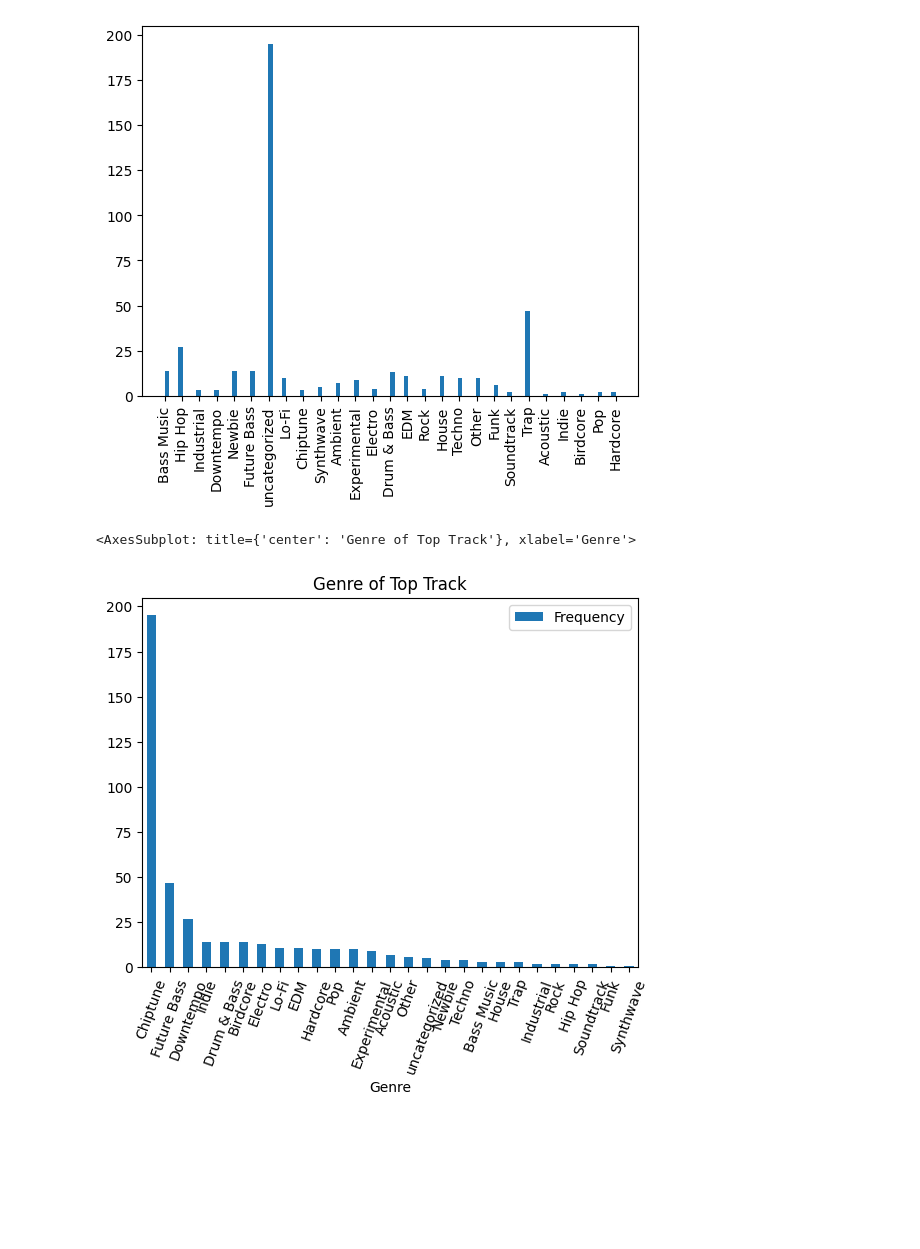
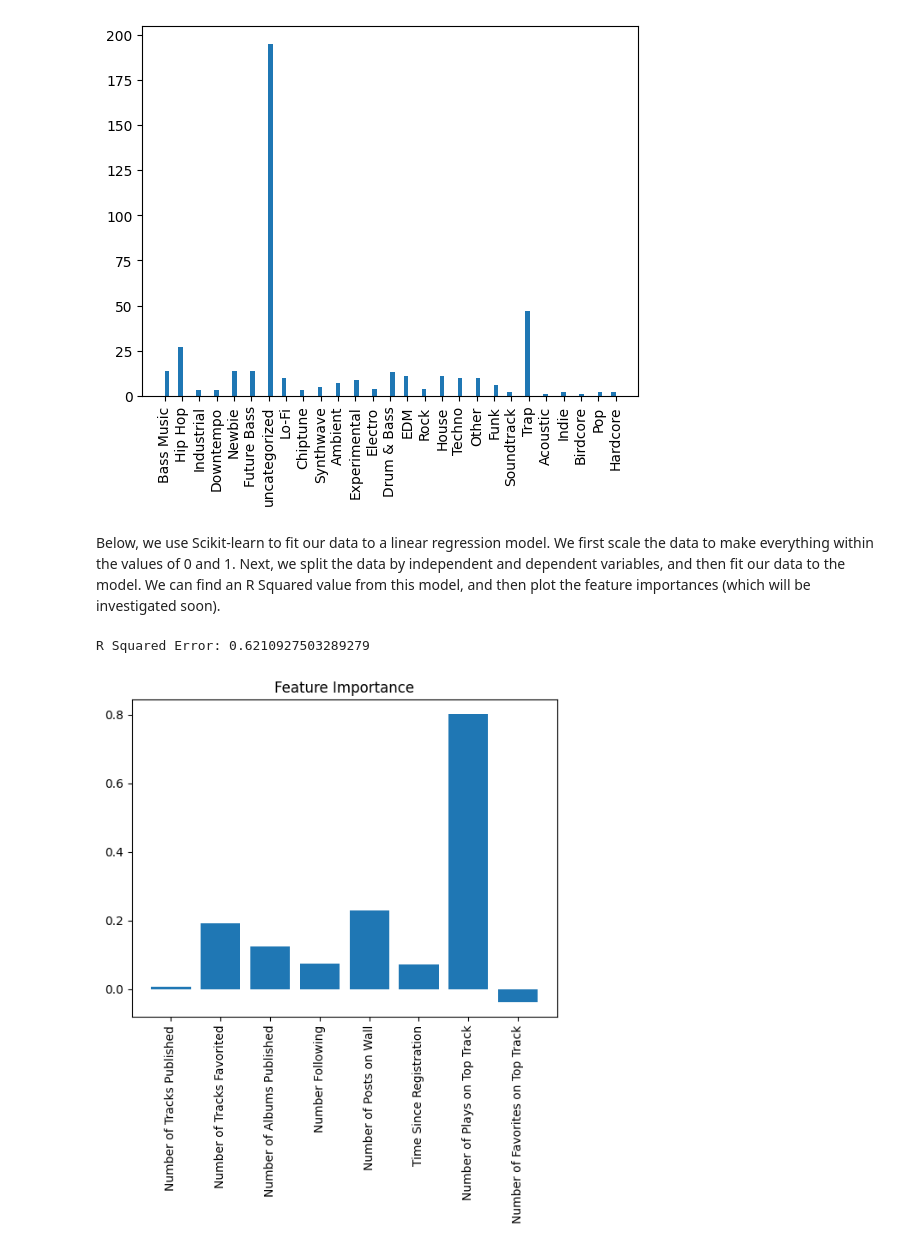
Before and after one commit to tylernh10/audiotool-data, a Jupyter notebook: audiotool-data.ipynb, the cells around one changed output. Saved outputs shown, nothing was run; the diff lists cells and outputs as text; code cells hidden in the pictures; blank space fills up the shorter version.

```diff
--- a/audiotool-data.ipynb
+++ b/audiotool-data.ipynb
@@ -307,15 +304,35 @@ plt.xticks(rotation=90)
 plt.show()
 # %% [output]
 [figure]
-# %%
-genre_list = list(set(df["top_genre"]))
-genre_dict = {"Genre":[], "Frequency":[]}
-for i in range(len(genre_list)):
-    genre_dict["Genre"].append(genre_list[i])
-    genre_dict["Frequency"].append(df["top_genre"].value_counts()[i])
-
-dataFrame = pd.DataFrame(data=genre_dict)
-dataFrame.plot.bar(x="Genre", y="Frequency", rot=70, title="Genre of Top Track")
-# %% [output]
-<AxesSubplot: title={'center': 'Genre of Top Track'}, xlabel='Genre'>
-[figure, removed]
+# %% [markdown]
+Below, we use Scikit-learn to fit our data to a linear regression model. We first scale the data to make everything within the values of 0 and 1. Next, we split the data by independent and dependent variables, and then fit our data to the model. We can find an R Squared value from this model, and then plot the feature importances (which will be investigated soon).
+# %%
+from sklearn.linear_model import LinearRegression
+from sklearn.metrics import mean_squared_error, r2_score
+from sklearn import preprocessing
+from sklearn.preprocessing import OneHotEncoder
+import matplotlib.pyplot as plt
+import numpy as np
+
+dataset = df.values
+min_max_scaler = preprocessing.MinMaxScaler()
+scaled_dataset = min_max_scaler.fit_transform(dataset[:,:9])
+
+X = scaled_dataset[:, 1:10]
+y = scaled_dataset[:, 0]
+
+model = LinearRegression()
+model.fit(X, y)
+y_pred = model.predict(X)
+print("R Squared Error:", r2_score(y, y_pred))
+
+feature_importance = model.coef_
+feature_names = ["Number of Tracks Published", "Number of Tracks Favorited", "Number of Albums Published", "Number Following", "Number of Posts on Wall", "Time Since Registration", "Number of Plays on Top Track", "Number of Favorites on Top Track"]
+
+plt.bar(feature_names, feature_importance)
+plt.title("Feature Importance")
+plt.xticks(fontsize=10, rotation=90)
+plt.show()
+# %% [output]
+R Squared Error: 0.6210927503289279
+[figure, added]
```
Also changed, not shown: parts of 23 cells of this notebook, 1 other file.
